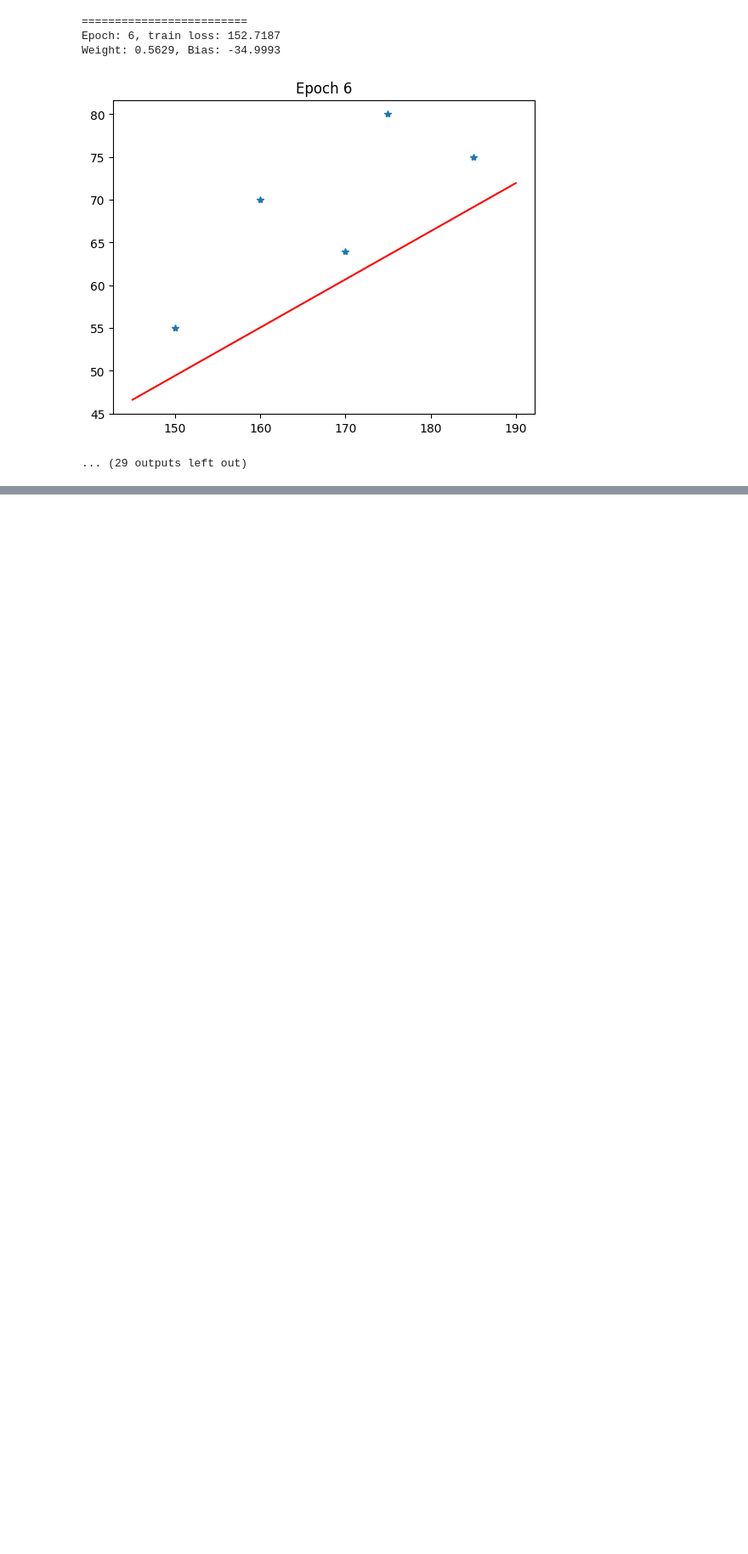
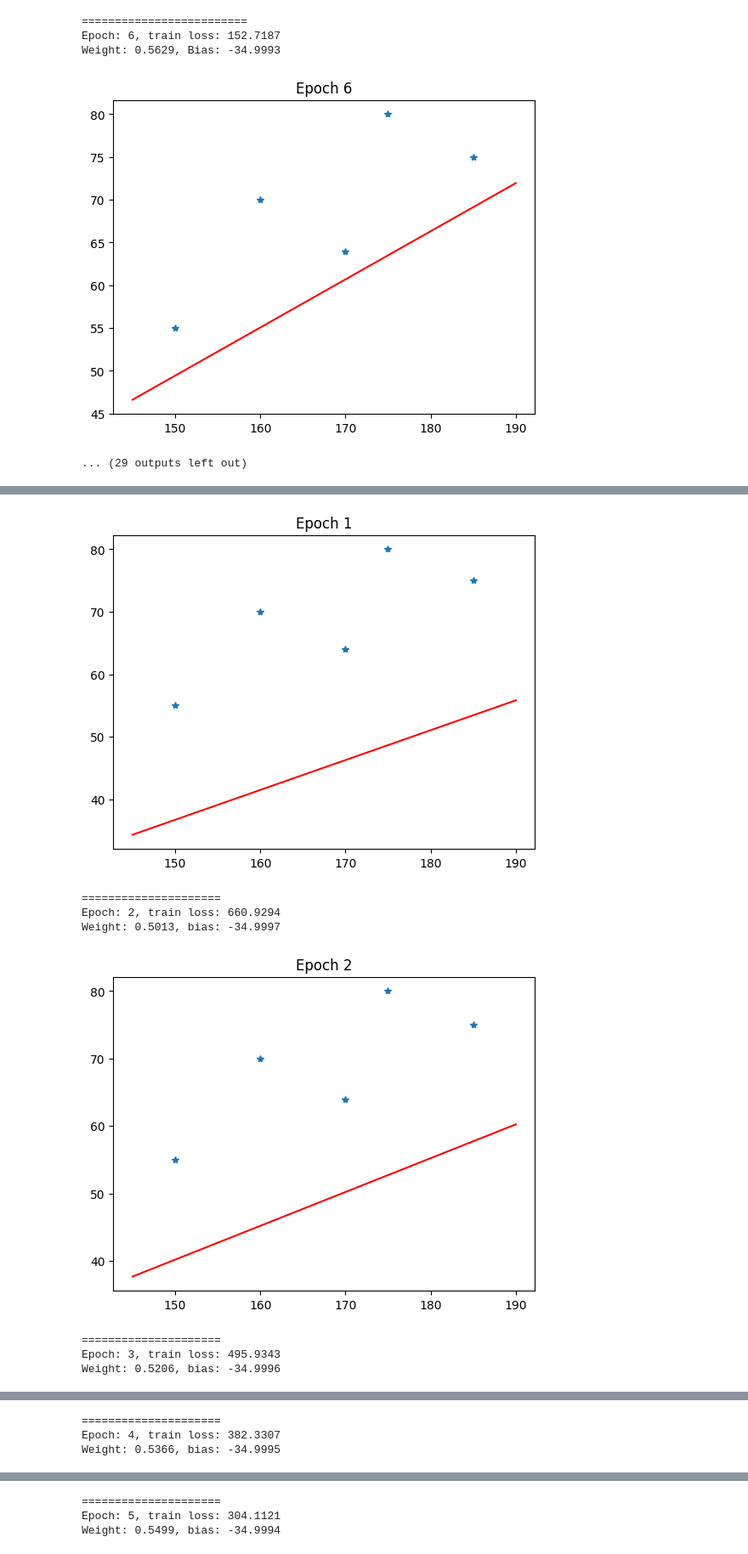
Before and after one commit to hajonghyun/installPytorch_study, a Jupyter notebook: 3_torch_Linear.ipynb, the cells around one changed output, grey strips where cells are left out. Shown at 85% size. Cells and saved outputs as stored; diff of their text form; code cells hidden in the pictures; blank space fills up the shorter version.

```diff
--- a/3_torch_Linear.ipynb
+++ b/3_torch_Linear.ipynb
@@ -766,3 +766,23 @@ Epoch: 6, train loss: 152.7187
 Weight: 0.5629, Bias: -34.9993
 [figure]
 ... (29 outputs left out)
+# %%
+# .grad 초기화 필요한 이유
+# backward를 반복하면 .grad에 누적해서 집어넣기 때문에
+# 초기화가 필요하다!!!
+
+
+# 초기화 안할 때
+z = torch.tensor([1.],requires_grad=True)
+for _ in range(2):
+    loss = z**2
+    loss.backward()
+    print(z.grad)
+
+# 초기화 할 때
+z = torch.tensor([1.],requires_grad=True)
+for _ in range(2):
+    loss = z**2
+    loss.backward()
+    print(z.grad)
+    z.grad= torch.tensor([0.])
@@ -768,0 +794,46 @@ Weight: 0.5629, Bias: -34.9993
+# %%
+# 토치 활용 정석
+
+from torch import nn, optim
+
+x=x.reshape(-1,1)  # 개X채 형태로 변경
+
+model = nn.Linear(1,1)
+model.weight.data=torch.tensor([[0.45]])
+model.bias.data=torch.tensor([-35.])
+
+LR=3e-6
+EPOCH=20
+optimizer=optim.SGD(model.parameters(),lr=LR)
+criterion=nn.MSELoss()
+
+loss_history=[]
+
+for ep in range(EPOCH):
+    # inference
+    y_hat= model(x)  # 1
+    # loss
+    loss = criterion(y_hat,y)  # 2
+    # update
+    optimizer.zero_grad() # gradient 누적을 막기 위한 초기화
+    loss.backward() # 3 backpropagation
+    optimizer.step() # 4 weight update
+
+    # print loss
+    loss_history+=[loss.item()]
+    print(f"Epoch: {ep+1}, train loss: {loss.item():.4f}")
+
+    # print weight and bias
+    print(f"Weight: {model.weight.data.item():.4f}, bias: {model.bias.data.item():.4f}")
+
+    # plot graph
+    x_plot=torch.linspace(145,190,100)
+    y_plot=model.weight.squeeze().detach()*x_plot+model.bias.detach()
+    plt.figure()
+    plt.plot(x,y,'*')
+    plt.plot(x_plot,y_plot,'r')
+    plt.title(f"Epoch {ep+1}")
+    plt.show()
+
+    print("=====================")
+# %% [output]
@@ -768,0 +842,8 @@ Weight: 0.5629, Bias: -34.9993
+[figure, added]
+=====================
+Epoch: 2, train loss: 660.9294
+Weight: 0.5013, bias: -34.9997
+[figure, added]
+=====================
+Epoch: 3, train loss: 495.9343
+Weight: 0.5206, bias: -34.9996
@@ -768,0 +851,3 @@ Weight: 0.5629, Bias: -34.9993
+=====================
+Epoch: 4, train loss: 382.3307
+Weight: 0.5366, bias: -34.9995
@@ -768,0 +855,3 @@ Weight: 0.5629, Bias: -34.9993
+=====================
+Epoch: 5, train loss: 304.1121
+Weight: 0.5499, bias: -34.9994
```
Also changed, not shown: parts of 12 cells of this notebook.
